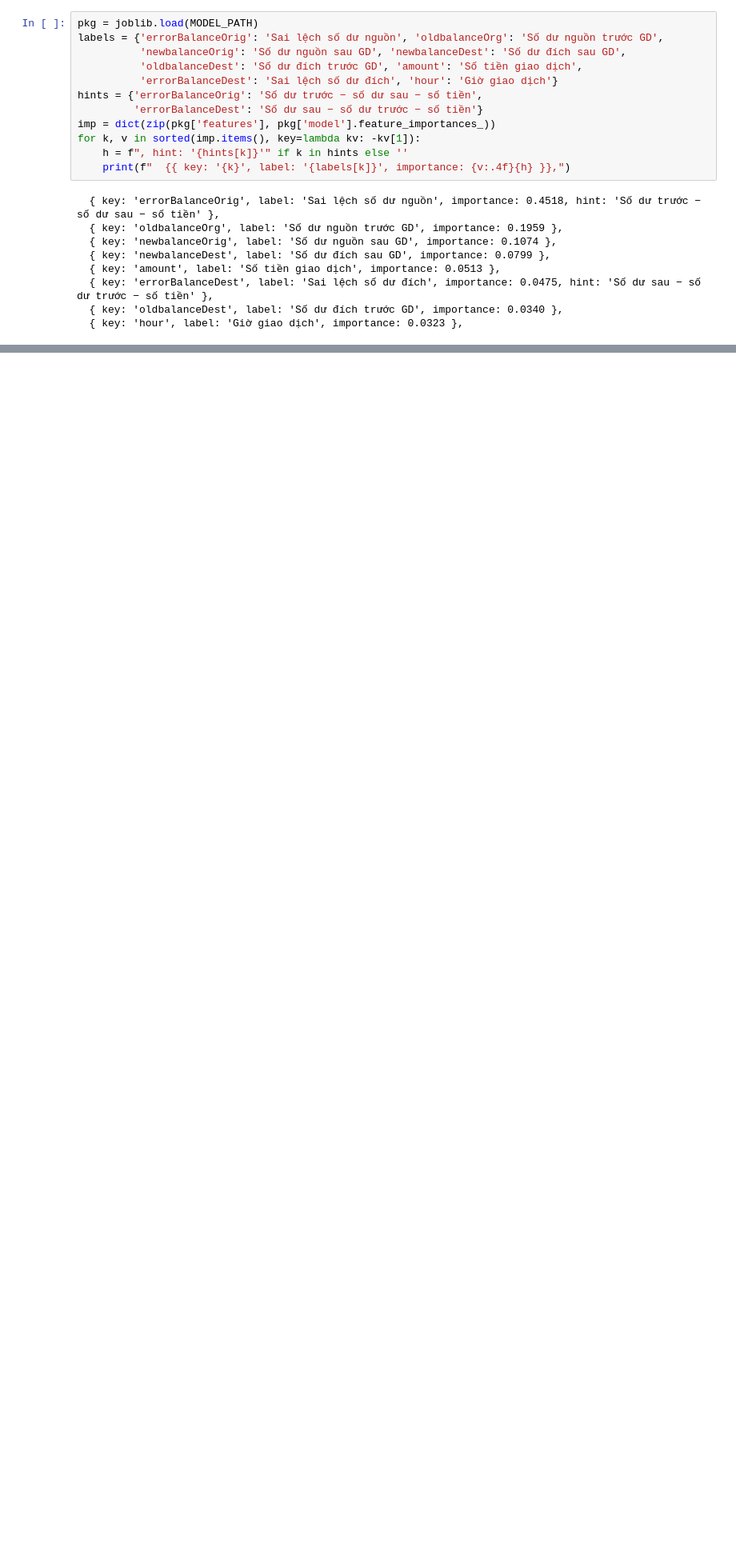
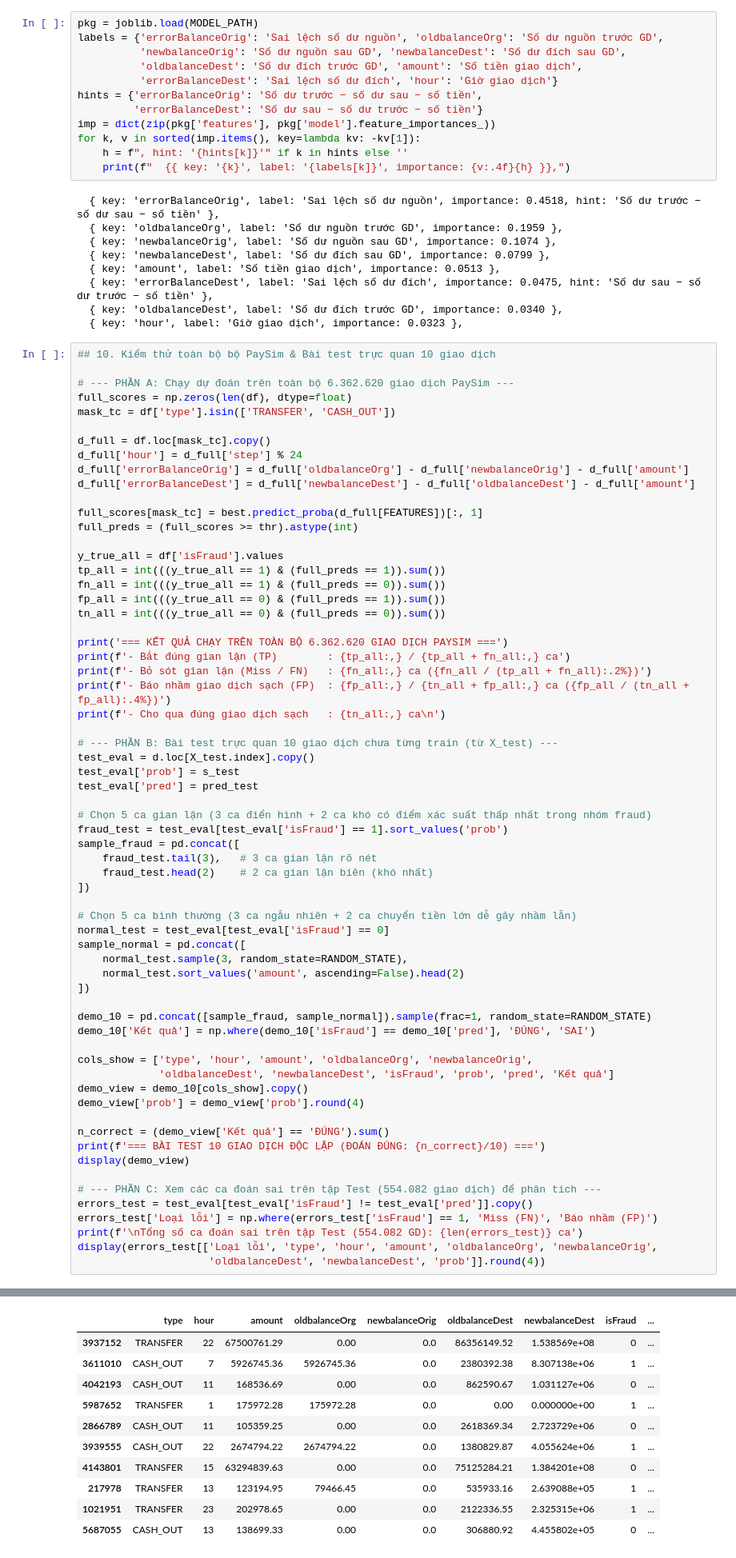
Before and after one commit to letruonghuy/FraudRiskMgmt, a Jupyter notebook: fraud-detection-ml/notebooks/fraud_model_training.ipynb, the cells around one changed output, grey strips where cells are left out. Shown at 80% size. Saved outputs shown, nothing was run; the diff lists cells and outputs as text; blank space fills up the shorter version.

Commit message:
feat(ml): update fraud model and evaluation

```diff
--- a/fraud-detection-ml/notebooks/fraud_model_training.ipynb
+++ b/fraud-detection-ml/notebooks/fraud_model_training.ipynb
@@ -513,3 +505,68 @@ for k, v in sorted(imp.items(), key=lambda kv: -kv[1]):
   { key: 'errorBalanceDest', label: 'Sai lệch số dư đích', importance: 0.0475, hint: 'Số dư sau − số dư trước − số tiền' },
   { key: 'oldbalanceDest', label: 'Số dư đích trước GD', importance: 0.0340 },
   { key: 'hour', label: 'Giờ giao dịch', importance: 0.0323 },
+# %%
+## 10. Kiểm thử toàn bộ bộ PaySim & Bài test trực quan 10 giao dịch
+
+# --- PHẦN A: Chạy dự đoán trên toàn bộ 6.362.620 giao dịch PaySim ---
+full_scores = np.zeros(len(df), dtype=float)
+mask_tc = df['type'].isin(['TRANSFER', 'CASH_OUT'])
+
+d_full = df.loc[mask_tc].copy()
+d_full['hour'] = d_full['step'] % 24
+d_full['errorBalanceOrig'] = d_full['oldbalanceOrg'] - d_full['newbalanceOrig'] - d_full['amount']
+d_full['errorBalanceDest'] = d_full['newbalanceDest'] - d_full['oldbalanceDest'] - d_full['amount']
+
+full_scores[mask_tc] = best.predict_proba(d_full[FEATURES])[:, 1]
+full_preds = (full_scores >= thr).astype(int)
+
+y_true_all = df['isFraud'].values
+tp_all = int(((y_true_all == 1) & (full_preds == 1)).sum())
+fn_all = int(((y_true_all == 1) & (full_preds == 0)).sum())
+fp_all = int(((y_true_all == 0) & (full_preds == 1)).sum())
+tn_all = int(((y_true_all == 0) & (full_preds == 0)).sum())
+
+print('=== KẾT QUẢ CHẠY TRÊN TOÀN BỘ 6.362.620 GIAO DỊCH PAYSIM ===')
+print(f'- Bắt đúng gian lận (TP)        : {tp_all:,} / {tp_all + fn_all:,} ca')
+print(f'- Bỏ sót gian lận (Miss / FN)   : {fn_all:,} ca ({fn_all / (tp_all + fn_all):.2%})')
+print(f'- Báo nhầm giao dịch sạch (FP)  : {fp_all:,} / {tn_all + fp_all:,} ca ({fp_all / (tn_all + fp_all):.4%})')
+print(f'- Cho qua đúng giao dịch sạch   : {tn_all:,} ca\n')
+
+# --- PHẦN B: Bài test trực quan 10 giao dịch chưa từng train (từ X_test) ---
+test_eval = d.loc[X_test.index].copy()
+test_eval['prob'] = s_test
+test_eval['pred'] = pred_test
+
+# Chọn 5 ca gian lận (3 ca điển hình + 2 ca khó có điểm xác suất thấp nhất trong nhóm fraud)
+fraud_test = test_eval[test_eval['isFraud'] == 1].sort_values('prob')
+sample_fraud = pd.concat([
+    fraud_test.tail(3),   # 3 ca gian lận rõ nét
+    fraud_test.head(2)    # 2 ca gian lận biên (khó nhất)
+])
+
+# Chọn 5 ca bình thường (3 ca ngẫu nhiên + 2 ca chuyển tiền lớn dễ gây nhầm lẫn)
+normal_test = test_eval[test_eval['isFraud'] == 0]
+sample_normal = pd.concat([
+    normal_test.sample(3, random_state=RANDOM_STATE),
+    normal_test.sort_values('amount', ascending=False).head(2)
+])
+
+demo_10 = pd.concat([sample_fraud, sample_normal]).sample(frac=1, random_state=RANDOM_STATE)
+demo_10['Kết quả'] = np.where(demo_10['isFraud'] == demo_10['pred'], 'ĐÚNG', 'SAI')
+
+cols_show = ['type', 'hour', 'amount', 'oldbalanceOrg', 'newbalanceOrig',
+             'oldbalanceDest', 'newbalanceDest', 'isFraud', 'prob', 'pred', 'Kết quả']
+demo_view = demo_10[cols_show].copy()
+demo_view['prob'] = demo_view['prob'].round(4)
+
+n_correct = (demo_view['Kết quả'] == 'ĐÚNG').sum()
+print(f'=== BÀI TEST 10 GIAO DỊCH ĐỘC LẬP (ĐOÁN ĐÚNG: {n_correct}/10) ===')
+display(demo_view)
+
+# --- PHẦN C: Xem các ca đoán sai trên tập Test (554.082 giao dịch) để phân tích ---
+errors_test = test_eval[test_eval['isFraud'] != test_eval['pred']].copy()
+errors_test['Loại lỗi'] = np.where(errors_test['isFraud'] == 1, 'Miss (FN)', 'Báo nhầm (FP)')
+print(f'\nTổng số ca đoán sai trên tập Test (554.082 GD): {len(errors_test)} ca')
+display(errors_test[['Loại lỗi', 'type', 'hour', 'amount', 'oldbalanceOrg', 'newbalanceOrig',
+                     'oldbalanceDest', 'newbalanceDest', 'prob']].round(4))
+# %% [output]
@@ -515,0 +580,11 @@ for k, v in sorted(imp.items(), key=lambda kv: -kv[1]):
+|  | type | hour | amount | oldbalanceOrg | newbalanceOrig | oldbalanceDest | newbalanceDest | isFraud | ... |
+| 3937152 | TRANSFER | 22 | 67500761.29 | 0.00 | 0.0 | 86356149.52 | 1.538569e+08 | 0 | ... |
+| 3611010 | CASH_OUT | 7 | 5926745.36 | 5926745.36 | 0.0 | 2380392.38 | 8.307138e+06 | 1 | ... |
+| 4042193 | CASH_OUT | 11 | 168536.69 | 0.00 | 0.0 | 862590.67 | 1.031127e+06 | 0 | ... |
+| 5987652 | TRANSFER | 1 | 175972.28 | 175972.28 | 0.0 | 0.00 | 0.000000e+00 | 1 | ... |
+| 2866789 | CASH_OUT | 11 | 105359.25 | 0.00 | 0.0 | 2618369.34 | 2.723729e+06 | 0 | ... |
+| 3939555 | CASH_OUT | 22 | 2674794.22 | 2674794.22 | 0.0 | 1380829.87 | 4.055624e+06 | 1 | ... |
+| 4143801 | TRANSFER | 15 | 63294839.63 | 0.00 | 0.0 | 75125284.21 | 1.384201e+08 | 0 | ... |
+| 217978 | TRANSFER | 13 | 123194.95 | 79466.45 | 0.0 | 535933.16 | 2.639088e+05 | 1 | ... |
+| 1021951 | TRANSFER | 23 | 202978.65 | 0.00 | 0.0 | 2122336.55 | 2.325315e+06 | 1 | ... |
+| 5687055 | CASH_OUT | 13 | 138699.33 | 0.00 | 0.0 | 306880.92 | 4.455802e+05 | 0 | ... |
```
Also changed, not shown: parts of 10 cells of this notebook, 2 other files.
